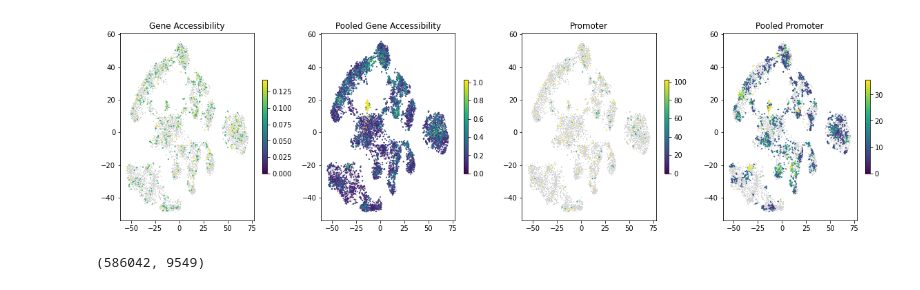
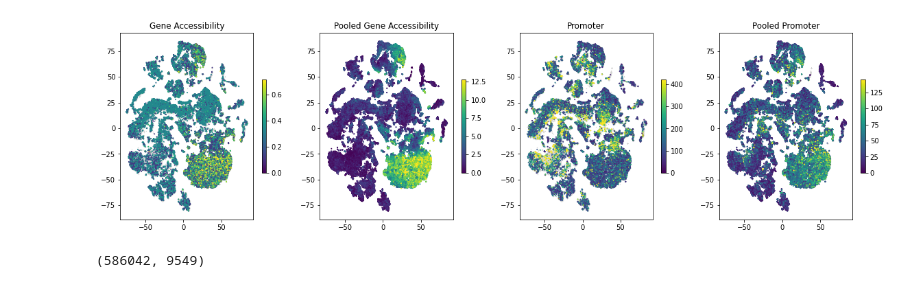
Before and after one commit to linnarsson-lab/chromograph, a Jupyter notebook: notebooks/SKGGM.ipynb, the cells around one changed output. Cells and saved outputs as stored; diff of their text form; code cells hidden in the pictures.

```diff
--- a/notebooks/SKGGM.ipynb
+++ b/notebooks/SKGGM.ipynb
@@ -396,12 +396,15 @@ def generate_ccans(matrix,
     logging.info(f"Total Networks: {len(np.unique(df['CCAN']))}, Positive connections: {len(df['peak1'])}")
     return df, filtered_matrix
 # %%
-f_peaks = '/proj/DEV_ATAC/Build_20210312/All/All_peaks.agg.loom'
-f_prom = '/proj/DEV_ATAC/Build_20210312/All/All_prom.agg.loom'
+f_peaks = '/proj/DEV_ATAC/Build_20211016/All/All_peaks.agg.loom'
+f_prom = '/proj/DEV_ATAC/Build_20211016All/All_prom.agg.loom'
 
-ch1_peaks = '/proj/DEV_ATAC/Build_20210312/All/All_peaks_ch1.agg.loom'
-ch1_prom = '/proj/DEV_ATAC/Build_20210312/All/All_prom_ch1.agg.loom'
-pkl_file = '/proj/DEV_ATAC/test/cicero_matrix.pkl'
+# f_peaks = '/proj/DEV_ATAC/Build_20210312/All/All_peaks.agg.loom'
+# f_prom = '/proj/DEV_ATAC/Build_20210312/All/All_prom.agg.loom'
+
+# ch1_peaks = '/proj/DEV_ATAC/Build_20210312/All/All_peaks_ch1.agg.loom'
+# ch1_prom = '/proj/DEV_ATAC/Build_20210312/All/All_prom_ch1.agg.loom'
+pkl_file = '/proj/DEV_ATAC/test/cicero/cicero_matrix.pkl'
 # %%
 with loompy.connect(f_peaks) as ds:
 
@@ -469,7 +473,7 @@ def save_connections(ds, df, outdir):
 
 
 with loompy.connect(f_peaks, 'r') as ds:
-    save_connections(ds, df, '/proj/DEV_ATAC/test/')
+    save_connections(ds, df, '/proj/DEV_ATAC/test/cicero')
 # %%
 def generate_Gene_Activity(ds, matrix, dist_thresh:int=2.5e5):
     logging.info(f'Starting Gene activity calculation')
@@ -556,7 +566,7 @@ def generate_Gene_Activity(ds, matrix, dist_thresh:int=2.5e5):
             progress.update(512)
         progress.close()
 # %%
-f_test = '/proj/DEV_ATAC/test/Cortex_peaks.loom'
+f_test = '/proj/DEV_ATAC/test/Peptidergic_peaks.loom'
 filtered_matrix = pkl.load(open(pkl_file, 'rb'))
 
 with loompy.connect(f_test) as ds:
@@ -574,11 +637,14 @@ with loompy.connect(f_test) as ds:
 # %%
-g = 'ACTB'
+g = 'DAB1'
+emb = 'TSNE'
+f_G = '/proj/DEV_ATAC/test/test_GA.loom'
 with loompy.connect(f_G) as ds:
-#     genes = ds.ra['Gene Name'][np.where([g in x for x in ds.ra['Gene Name']])[0]]
-#     print(genes)
-#     print(ds.ra['Gene Name'][ds.ra['Gene Name']==g])
-
-    v = ds.layer[''][ds.ra['Gene Name'] == g,:].flatten()
-
-    plt.scatter(ds.ca[emb][:,0], ds.ca[emb][:,1], c=v, cmap='viridis', vmax = np.quantile(v, .99), vmin = np.quantile(v, .01), marker='.', lw=0, s=15)
+    genes = ds.ra['Gene Name'][np.where([g in x for x in ds.ra['Gene Name']])[0]]
+    print(genes)
+    print(ds.ra['Gene Name'][ds.ra['Gene Name']==g])
+    print(ds.shape)
+    print(ds.layers.keys())
+    x = np.flatnonzero(np.core.defchararray.find(ds.ra['Gene Name'].astype(str),g)!=-1)
+    print(f"exact: {ds.ra['Gene Name'][ds.ra['Gene Name']==g]}")
+    print(sorted(ds.ra['Gene Name'][x]))
 # %% [output]
@@ -586,41 +657,41 @@ with loompy.connect(f_G) as ds:
 # %%
-gene = 'AIF1'
+gene = 'TNC'
 emb = 'TSNE'
 f_G = '/proj/DEV_ATAC/test/test_GA.loom'
-f_prom_test = '/proj/DEV_ATAC/test/Cortex_prom.loom'
+f_prom_test = '/proj/DEV_ATAC/Build_20211016/Cerebellum/Cerebellum_prom.loom'
 fig, ax = plt.subplots(1,4, figsize=(20,5))
 
 with loompy.connect(f_G) as ds:
     v = ds.layer[''][ds.ra['Gene Name'] == gene,:].flatten()
     x = np.where(v > 0)[0]
     ax[0].scatter(ds.ca[emb][:,0], ds.ca[emb][:,1], c='lightgray', marker='.', lw=0, s=6)
     im = ax[0].scatter(ds.ca[emb][x,0], ds.ca[emb][x,1], c=v[x], cmap='viridis', vmax = np.quantile(v, .99), vmin = np.quantile(v, .01), marker='.', lw=0, s=15)
     fig.colorbar(im, ax=ax[0], orientation='vertical', shrink=.5)
 
     v = ds['pooled'][ds.ra['Gene Name'] == gene,:].flatten()
     x = np.where(v > 0)[0]
     ax[1].scatter(ds.ca[emb][:,0], ds.ca[emb][:,1], c='lightgray', marker='.', lw=0, s=6)
     im = ax[1].scatter(ds.ca[emb][x,0], ds.ca[emb][x,1], c=v[x], cmap='viridis', vmax = np.quantile(v, .99), vmin = np.quantile(v, .01), marker='.', lw=0, s=15)
     fig.colorbar(im, ax=ax[1], orientation='vertical', shrink=.5)
     ax[0].set_title('Gene Accessibility')
     ax[1].set_title('Pooled Gene Accessibility')
 
 with loompy.connect(f_prom_test) as ds:
     v = ds.layer['CPM'][ds.ra.Gene == gene,:].flatten()
     x = np.where(v > 0)[0]
     ax[2].scatter(ds.ca[emb][:,0], ds.ca[emb][:,1], c='lightgray', marker='.', lw=0, s=6)
     im = ax[2].scatter(ds.ca[emb][x,0], ds.ca[emb][x,1], c=v[x], cmap='viridis', vmax = np.quantile(v, .99), vmin = np.quantile(v, .01), marker='.', lw=0, s=15)
     fig.colorbar(im, ax=ax[2], orientation='vertical', shrink=.5)
     ax[2].set_title('Promoter')
 
     v = ds.layer['pooled_CPM'][ds.ra.Gene == gene,:].flatten()
     x = np.where(v > 0)[0]
     ax[3].scatter(ds.ca[emb][:,0], ds.ca[emb][:,1], c='lightgray', marker='.', lw=0, s=6)
     im = ax[3].scatter(ds.ca[emb][x,0], ds.ca[emb][x,1], c=v[x], cmap='viridis', vmax = np.quantile(v, .99), vmin = np.quantile(v, .01), marker='.', lw=0, s=15)
     fig.colorbar(im, ax=ax[3], orientation='vertical', shrink=.5)
     ax[3].set_title('Pooled Promoter')
 # %% [output]
-[figure, old version]
+[figure, new version]
 # %%
 f_test = '/proj/DEV_ATAC/test/Cortex_peaks.loom'
 
```
Also changed, not shown: parts of 5 cells of this notebook, 25 other files.
